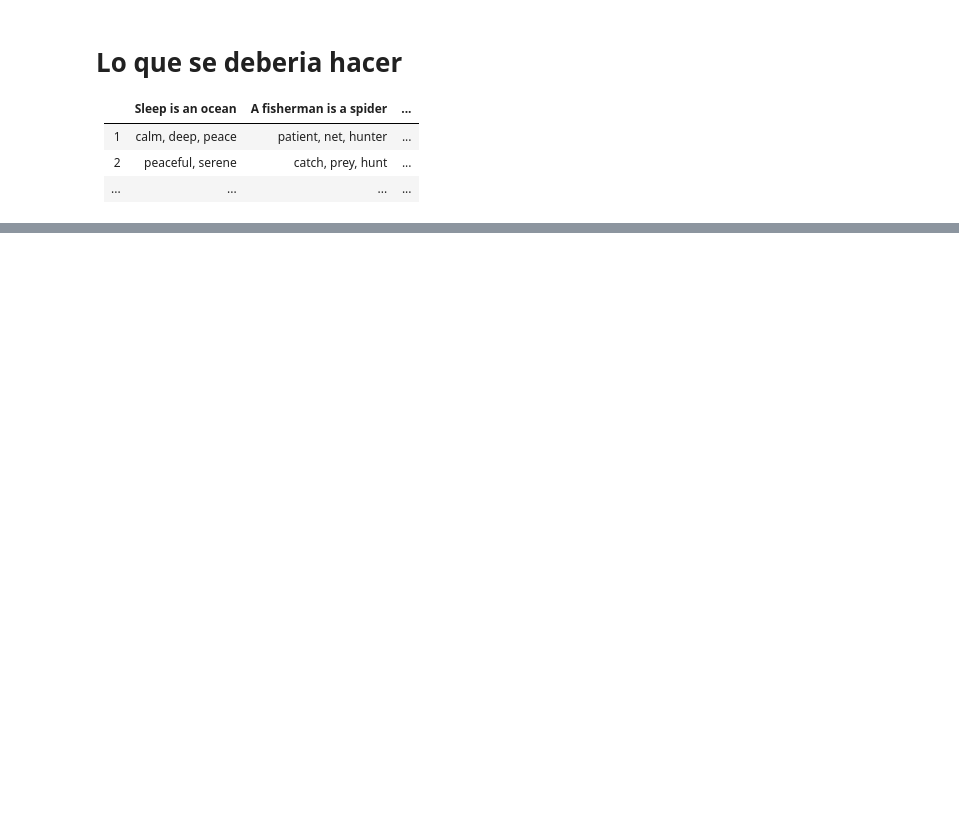
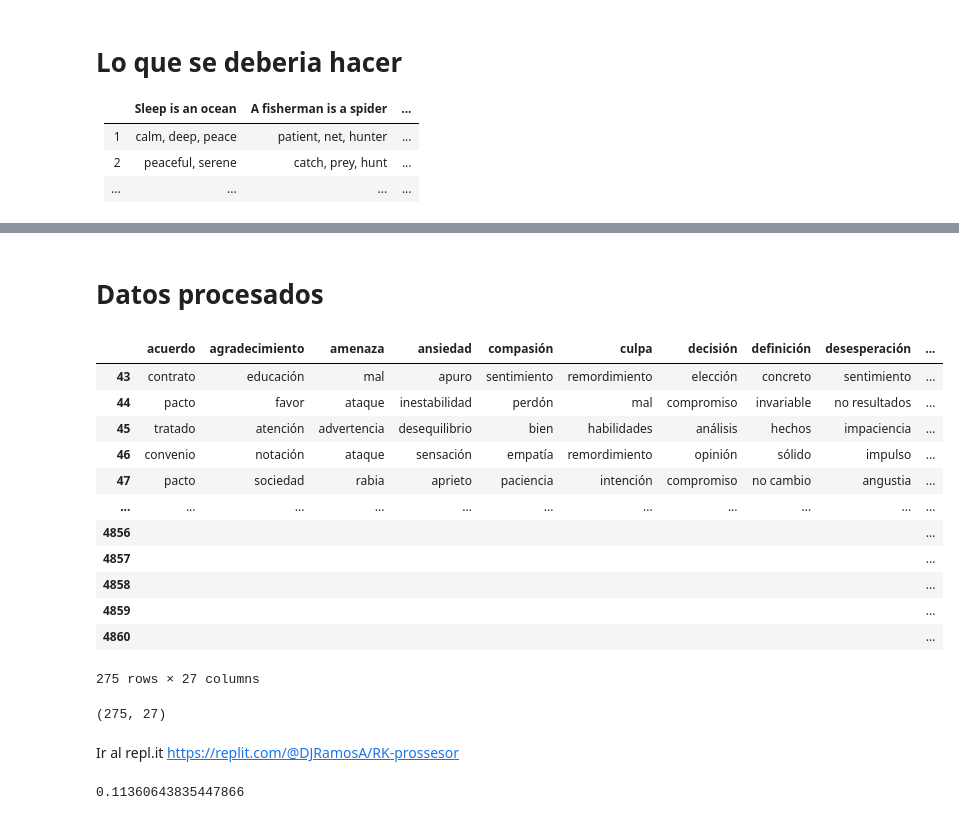
Before and after one commit to DJRamosA/AC-PLT, a Jupyter notebook: src/RKProcessor.ipynb, the cells around one changed output, grey strips where cells are left out. Drawn from its saved outputs; the diff is of its cells as text; code cells hidden in the pictures; blank space fills up the shorter version.

Commit message:
Avance completo de RK-Processor, parte del avance esta en repl.it

```diff
--- a/src/RKProcessor.ipynb
+++ b/src/RKProcessor.ipynb
@@ -37,7 +56,7 @@ data_matrix
 | ... | ... | ... | ... |
 # %%
 # Transformacion de datos necesaria para aplicar el algoritmo de RK-Processor
-concept_cluster = {i:np.unique(data_matrix.iloc[:,2][data_matrix.iloc[:,0]==i]) for i in np.unique(data_matrix.iloc[:,0])}
+concept_cluster = {i:data_matrix.iloc[:,2][data_matrix.iloc[:,0]==i] for i in np.unique(data_matrix.iloc[:,0])}
 
 maximo = 0
 for key,value in concept_cluster.items():
@@ -56,0 +92,48 @@ transform_data.to_csv(r'../data/RK_data.csv', index=False)
+# %% [markdown]
+# Datos procesados
+# %%
+data_processed = pd.read_csv(r'../data/RK_processed_data.csv')
+# %%
+import spacy
+
+nlp = spacy.load('es_core_news_sm')
+for i in range(data_processed.shape[0]):
+    for j in range(data_processed.shape[1]):
+        if type(data_processed.iloc[i,j]) == str :
+            doc = nlp(data_processed.iloc[i,j])
+
+            words = [t.orth_ for t in doc if not t.is_punct]
+            data_processed.iloc[i,j] = " ".join(words)
+# %%
+codification = {i:data_matrix.iloc[:,1][data_matrix.iloc[:,0]==i] for i in np.unique(data_matrix.iloc[:,0])}
+
+for key,value in codification.items():
+    temp = len(value)
+    if temp<maximo:
+        codification[key] = np.append(value,['']*(maximo-temp),axis=0)
+# %%
+original_code_data = pd.DataFrame(codification)
+original_code_data
+# %% [output]
+|  | acuerdo | agradecimiento | amenaza | ansiedad | compasión | culpa | decisión | definición | desesperación | ... |
+| 43 | contrato | educación | mal | apuro | sentimiento | remordimiento | elección | concreto | sentimiento | ... |
+| 44 | pacto | favor | ataque | inestabilidad | perdón | mal | compromiso | invariable | no resultados | ... |
+| 45 | tratado | atención | advertencia | desequilibrio | bien | habilidades | análisis | hechos | impaciencia | ... |
+| 46 | convenio | notación | ataque | sensación | empatía | remordimiento | opinión | sólido | impulso | ... |
+| 47 | pacto | sociedad | rabia | aprieto | paciencia | intención | compromiso | no cambio | angustia | ... |
+| ... | ... | ... | ... | ... | ... | ... | ... | ... | ... | ... |
+| 4856 |  |  |  |  |  |  |  |  |  | ... |
+| 4857 |  |  |  |  |  |  |  |  |  | ... |
+| 4858 |  |  |  |  |  |  |  |  |  | ... |
+| 4859 |  |  |  |  |  |  |  |  |  | ... |
+| 4860 |  |  |  |  |  |  |  |  |  | ... |
+275 rows × 27 columns
+# %%
+counter = 0
+for i in data_processed.shape[0]:
+    for j in data_processed.shape[1]:
+        counter += data_processed.iloc[i,j] == original_code_data.iloc[i,j]
+
+counter=
+# %% [output]
+(275, 27)
@@ -56,0 +178,2 @@ transform_data.to_csv(r'../data/RK_data.csv', index=False)
+# %% [markdown]
+Ir al repl.it https://replit.com/@DJRamosA/RK-prossesor
@@ -56,0 +192,4 @@ transform_data.to_csv(r'../data/RK_data.csv', index=False)
+# %%
+np.mean(rk_acc)
+# %% [output]
+0.11360643835447866
```
Also changed, not shown: parts of 7 cells of this notebook, 12 other files.
